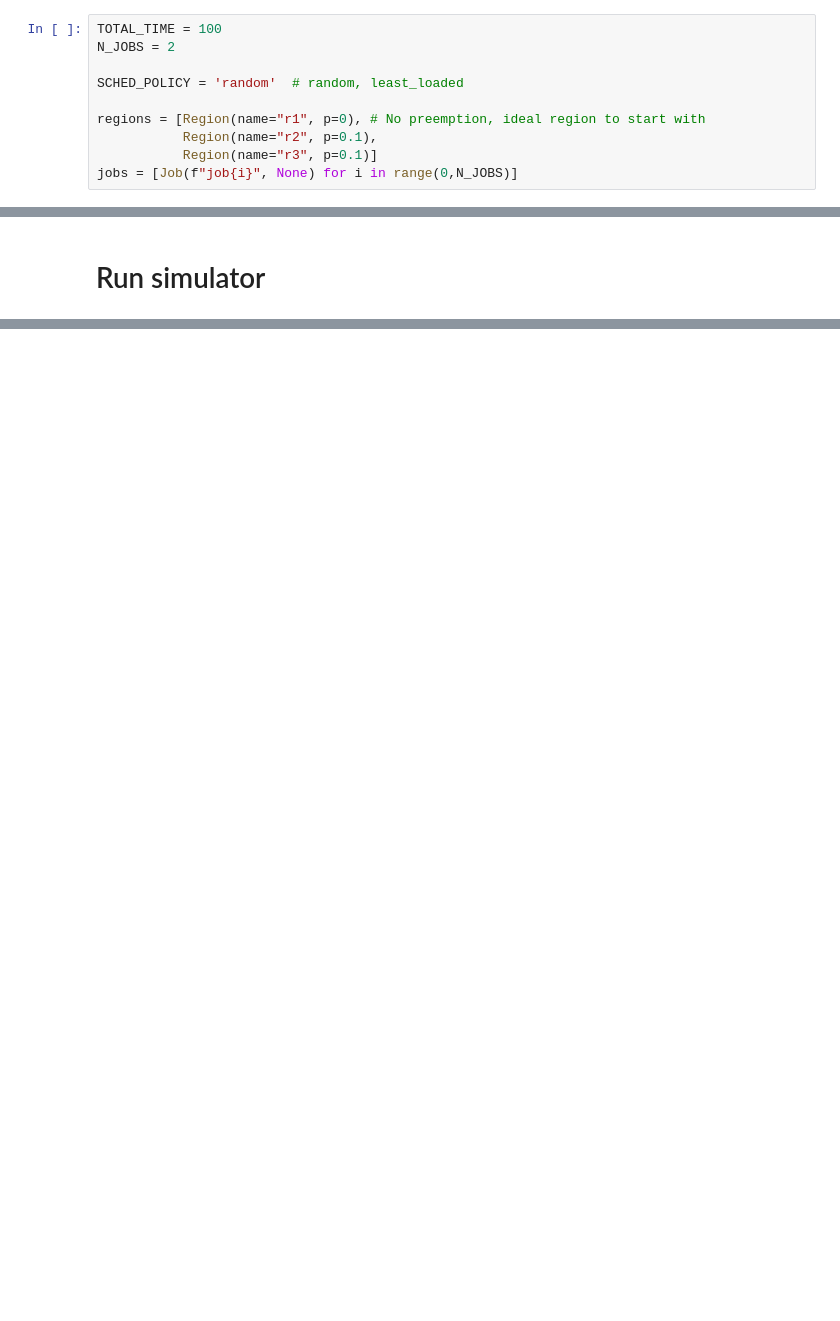
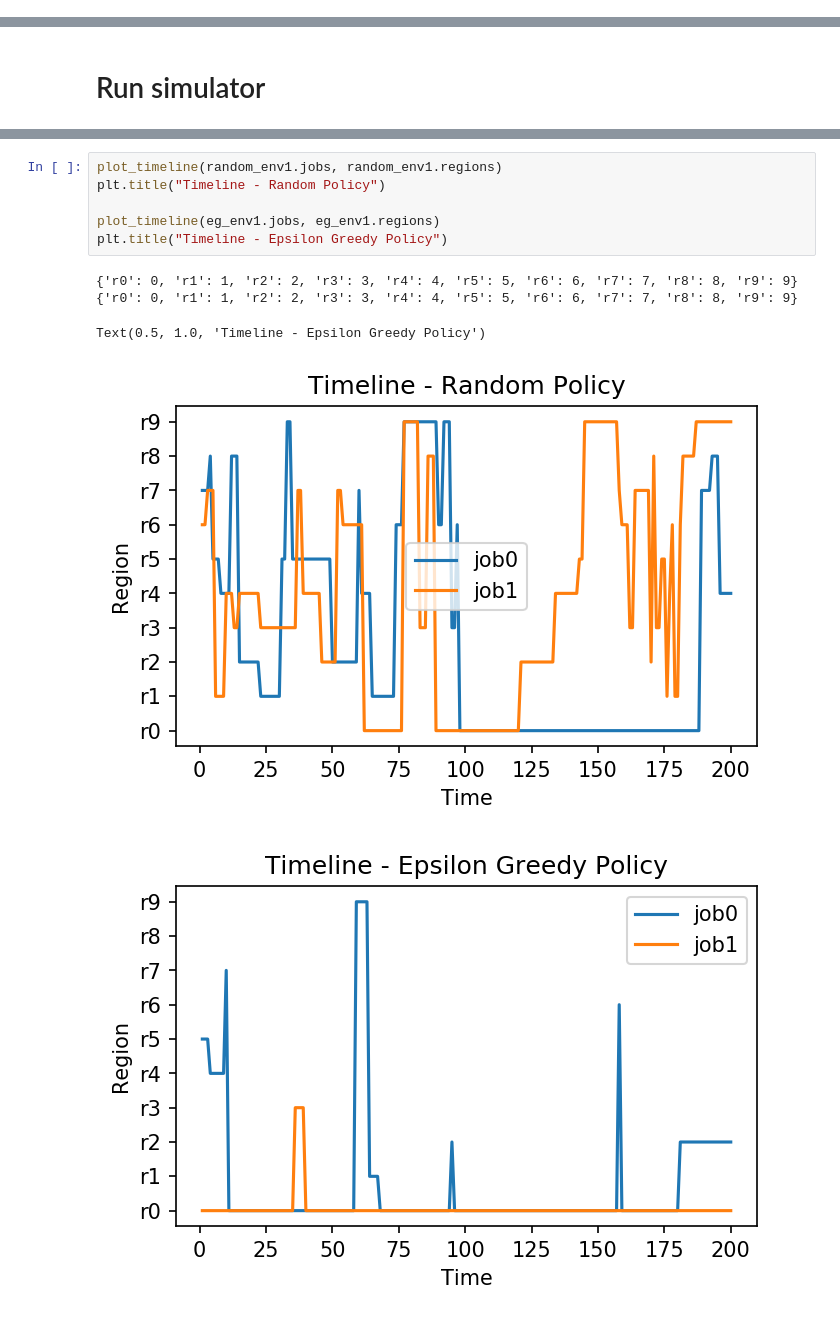
Before and after one commit to romilbhardwaj/cloud-preemption-sim, a Jupyter notebook: sim_runner.ipynb, the cells around one changed output, grey strips where cells are left out. Drawn from its saved outputs; the diff is of its cells as text; blank space fills up the shorter version.

```diff
--- a/sim_runner.ipynb
+++ b/sim_runner.ipynb
@@ -22,11 +21 @@ import copy
-# %%
-TOTAL_TIME = 100
-N_JOBS = 2
-
-SCHED_POLICY = 'random'  # random, least_loaded
-
-regions = [Region(name="r1", p=0), # No preemption, ideal region to start with
-           Region(name="r2", p=0.1),
-           Region(name="r3", p=0.1)]
-jobs = [Job(f"job{i}", None) for i in range(0,N_JOBS)]
 # %% [markdown]
@@ -128,0 +160,12 @@ plot_num_preemptions(jobs)
+# %%
+plot_timeline(random_env1.jobs, random_env1.regions)
+plt.title("Timeline - Random Policy")
+
+plot_timeline(eg_env1.jobs, eg_env1.regions)
+plt.title("Timeline - Epsilon Greedy Policy")
+# %% [output]
+{'r0': 0, 'r1': 1, 'r2': 2, 'r3': 3, 'r4': 4, 'r5': 5, 'r6': 6, 'r7': 7, 'r8': 8, 'r9': 9}
+{'r0': 0, 'r1': 1, 'r2': 2, 'r3': 3, 'r4': 4, 'r5': 5, 'r6': 6, 'r7': 7, 'r8': 8, 'r9': 9}
+Text(0.5, 1.0, 'Timeline - Epsilon Greedy Policy')
+[figure, added]
+[figure, added]
```
Also changed, not shown: parts of 13 cells of this notebook, 1 other file.
